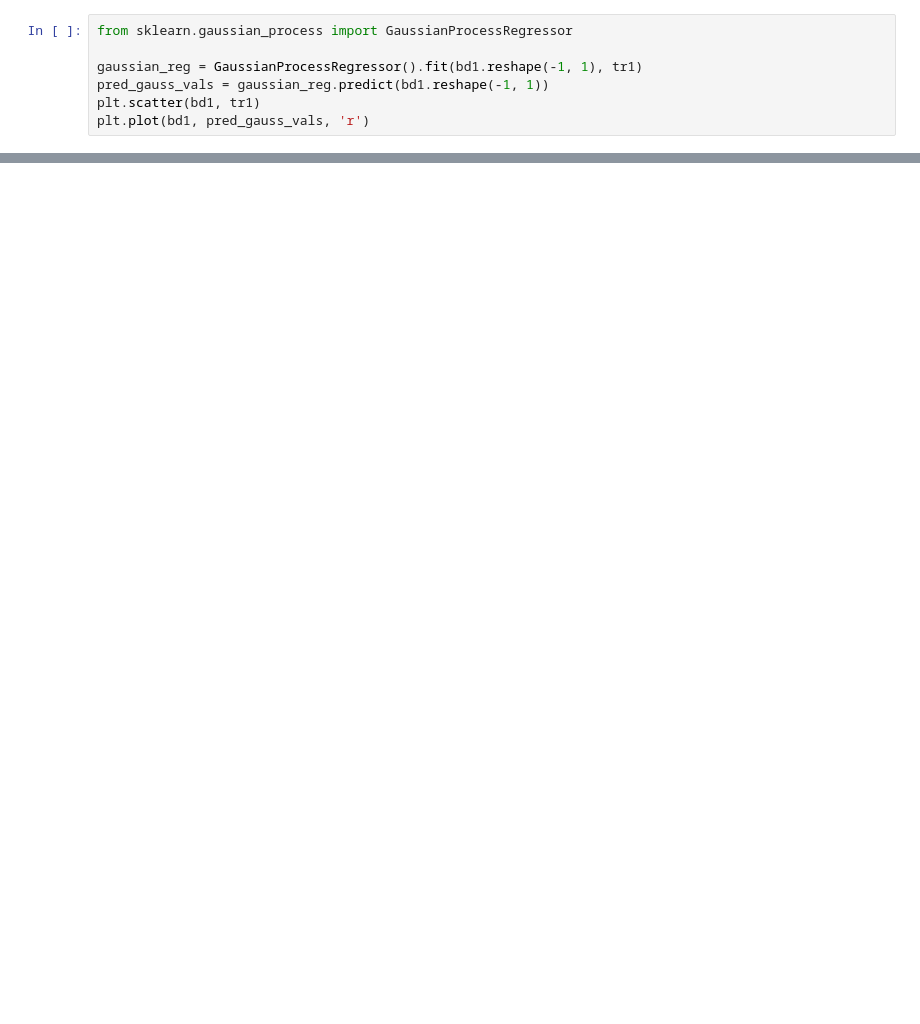
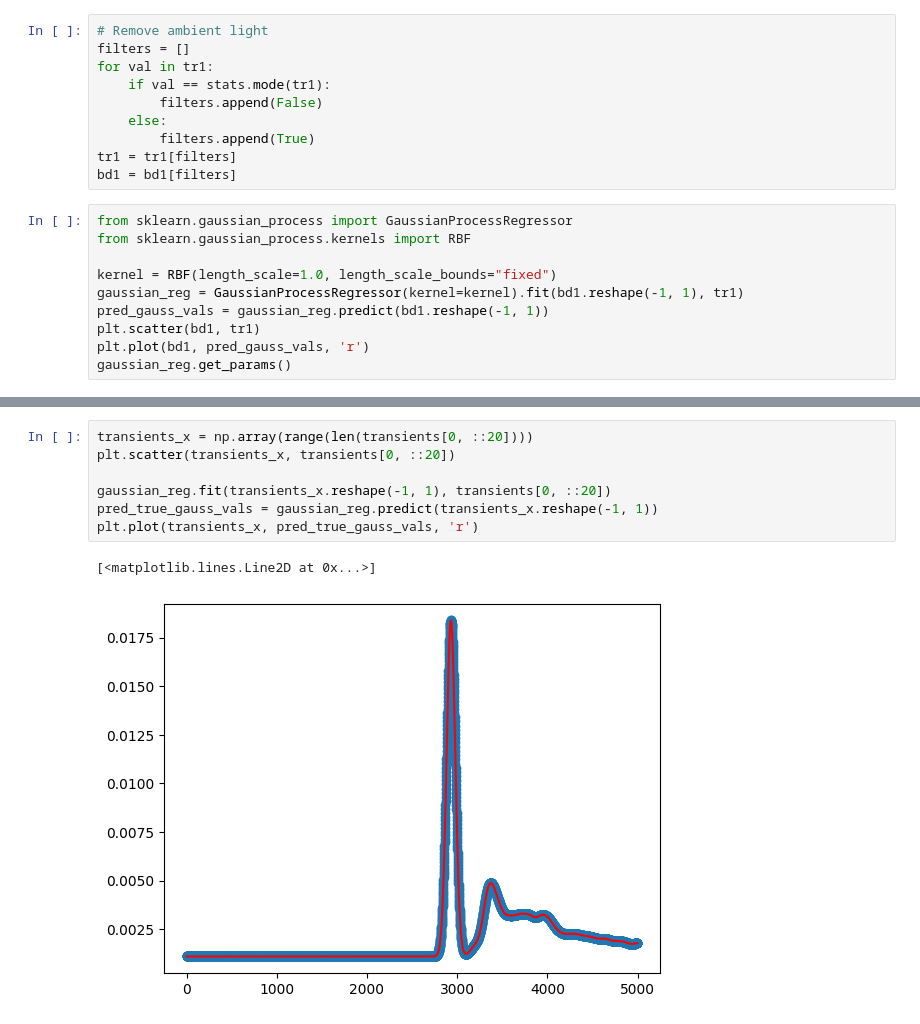
Before and after one commit to elcosas/SPAD_Regression_Research, a Jupyter notebook: notebooks/Gauss_Regression.ipynb, the cells around one changed output, grey strips where cells are left out. Drawn from its saved outputs; the diff is of its cells as text; blank space fills up the shorter version.

```diff
--- a/notebooks/Gauss_Regression.ipynb
+++ b/notebooks/Gauss_Regression.ipynb
@@ -15,11 +16,24 @@ bd1 = np.array(range(0, np.max(bounds[0, :]), np.max(bounds[0, :]) // 31))[1:]
 tr1.shape, bd1.shape
 # %% [output]
 ((31,), (31,))
+# %%
+# Remove ambient light
+filters = []
+for val in tr1:
+    if val == stats.mode(tr1):
+        filters.append(False)
+    else:
+        filters.append(True)
+tr1 = tr1[filters]
+bd1 = bd1[filters]
 # %%
 from sklearn.gaussian_process import GaussianProcessRegressor
+from sklearn.gaussian_process.kernels import RBF
 
-gaussian_reg = GaussianProcessRegressor().fit(bd1.reshape(-1, 1), tr1)
+kernel = RBF(length_scale=1.0, length_scale_bounds="fixed")
+gaussian_reg = GaussianProcessRegressor(kernel=kernel).fit(bd1.reshape(-1, 1), tr1)
 pred_gauss_vals = gaussian_reg.predict(bd1.reshape(-1, 1))
 plt.scatter(bd1, tr1)
 plt.plot(bd1, pred_gauss_vals, 'r')
+gaussian_reg.get_params()
 # %% [output]
@@ -27 +50,11 @@ plt.plot(bd1, pred_gauss_vals, 'r')
 [figure]
+# %%
+transients_x = np.array(range(len(transients[0, ::20])))
+plt.scatter(transients_x, transients[0, ::20])
+
+gaussian_reg.fit(transients_x.reshape(-1, 1), transients[0, ::20])
+pred_true_gauss_vals = gaussian_reg.predict(transients_x.reshape(-1, 1))
+plt.plot(transients_x, pred_true_gauss_vals, 'r')
+# %% [output]
+[<matplotlib.lines.Line2D at 0x...>]
+[figure, added]
```
Also changed, not shown: parts of 2 cells of this notebook, 4 other files.
